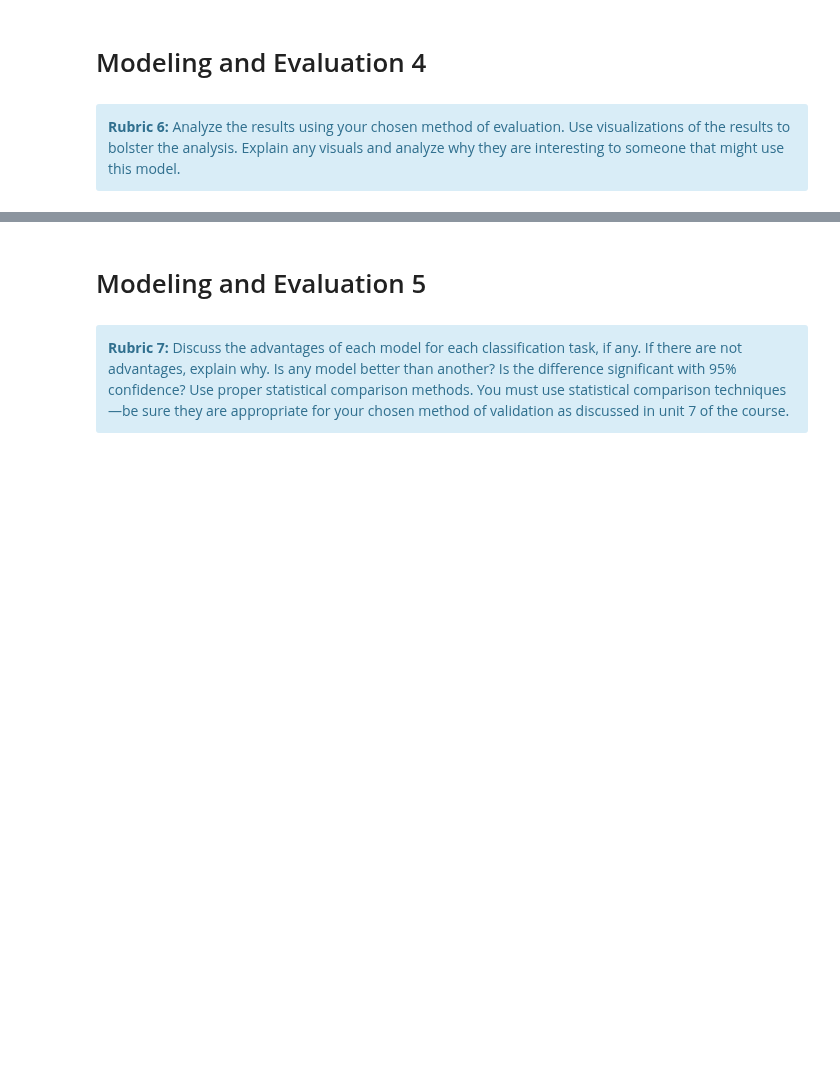
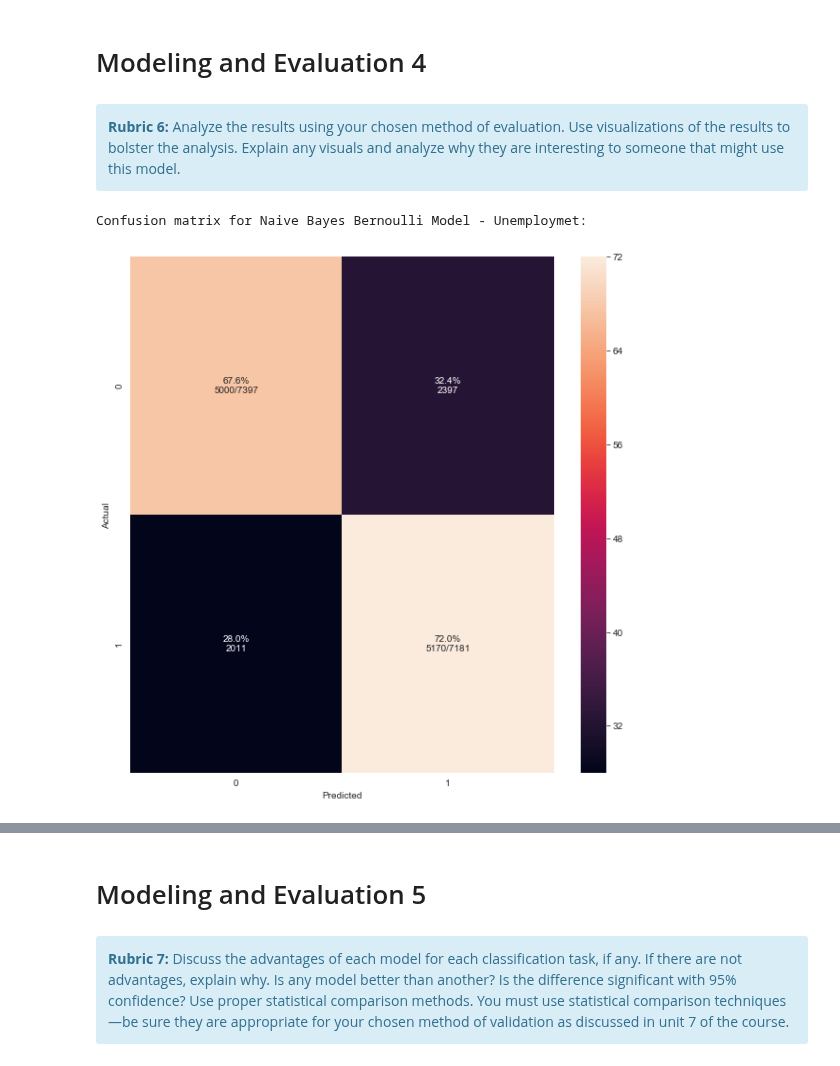
Before and after one commit to kmrollins/MSDS7331-Labs, a Jupyter notebook: MSDS7331_Team3_Lab2.ipynb, the cells around one changed output, grey strips where cells are left out. Drawn from its saved outputs; the diff is of its cells as text; code cells hidden in the pictures; blank space fills up the shorter version.

Commit message:
Added plots for confusion matrices

```diff
--- a/MSDS7331_Team3_Lab2.ipynb
+++ b/MSDS7331_Team3_Lab2.ipynb
@@ -346,6 +346,7 @@ end = time()
 accuracy = round(accuracy_score(y_testU, y_hatU), 3)
 precision = round(precision_score(y_testU, y_hatU), 3)
 recall = round(recall_score(y_testU, y_hatU), 3)
+nb_un_preds_bernoulli=y_hatU
 print('Accuracy for Bernoulli Model:', accuracy)
 print('Precision for Bernoulli Model:', precision)
 print('Recall for Bernoulli Model:', recall)
@@ -362,6 +363,7 @@ end = time()
 accuracy = round(accuracy_score(y_testU,y_hatU), 3)
 precision = round(precision_score(y_testU, y_hatU), 3)
 recall = round(recall_score(y_testU, y_hatU), 3)
+nb_un_preds_multinomial=y_hatU
 print('Accuracy for Multinomial Model:', accuracy)
 print('Precision for Multinomial Model:', precision)
 print('Recall for Multinomial Model:', recall)
@@ -508,0 +562,6 @@ Latency in ms for Random Forest Model: 18.9
+# %%
+print ("Confusion matrix for Naive Bayes Bernoulli Model - Unemploymet:")
+cm_analysis(y_testU, nb_un_preds_bernoulli, range(len(set(y_testU))), ymap=None, figsize=(10,10))
+# %% [output]
+Confusion matrix for Naive Bayes Bernoulli Model - Unemploymet:
+[figure, added]
```
Also changed, not shown: parts of 10 cells of this notebook.
